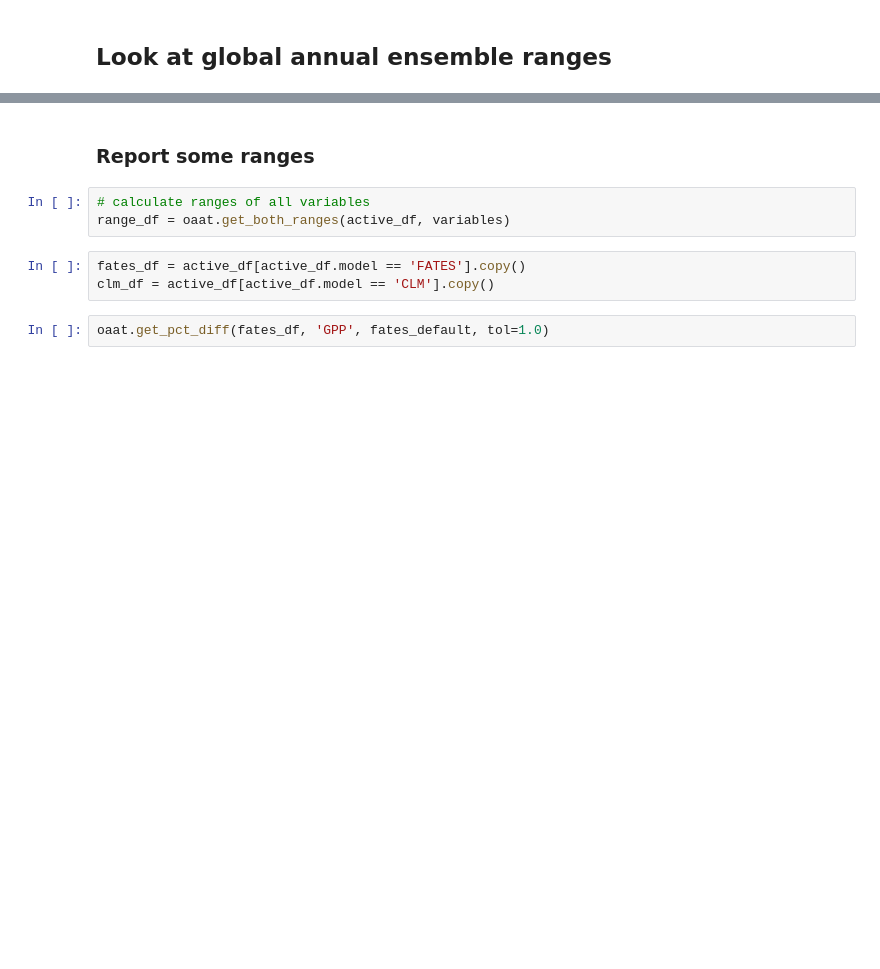
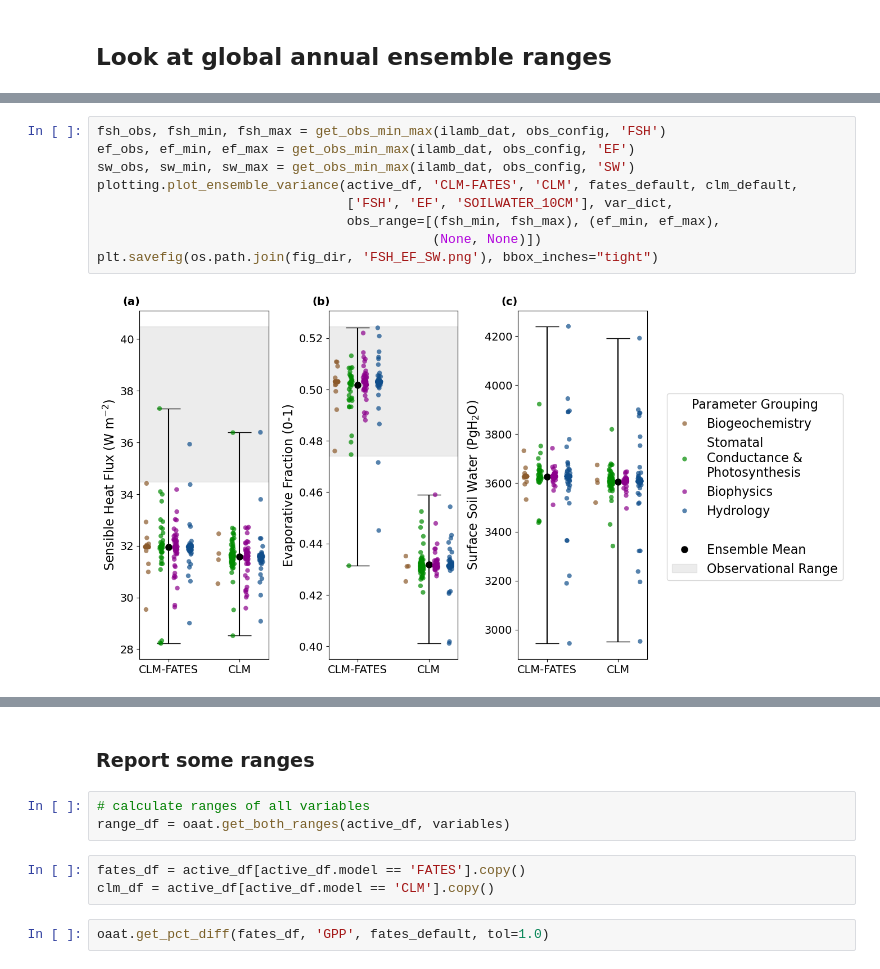
Before and after one commit to adrifoster/fates_calibration_library, a Jupyter notebook: notebooks/JAMES_2025_OAAT_Manuscript/OAAT_Mansucript.ipynb, the cells around one changed output, grey strips where cells are left out. Saved outputs shown, nothing was run; the diff lists cells and outputs as text; blank space fills up the shorter version.

```diff
--- a/notebooks/JAMES_2025_OAAT_Manuscript/OAAT_Mansucript.ipynb
+++ b/notebooks/JAMES_2025_OAAT_Manuscript/OAAT_Mansucript.ipynb
@@ -247,0 +336,11 @@ plt.savefig(os.path.join(fig_dir, 'OAAT_Parameters.png'))
+# %%
+fsh_obs, fsh_min, fsh_max = get_obs_min_max(ilamb_dat, obs_config, 'FSH')
+ef_obs, ef_min, ef_max = get_obs_min_max(ilamb_dat, obs_config, 'EF')
+sw_obs, sw_min, sw_max = get_obs_min_max(ilamb_dat, obs_config, 'SW')
+plotting.plot_ensemble_variance(active_df, 'CLM-FATES', 'CLM', fates_default, clm_default,
+                                ['FSH', 'EF', 'SOILWATER_10CM'], var_dict,
+                                obs_range=[(fsh_min, fsh_max), (ef_min, ef_max),
+                                           (None, None)])
+plt.savefig(os.path.join(fig_dir, 'FSH_EF_SW.png'), bbox_inches="tight")
+# %% [output]
+[figure, added]
```
Also changed, not shown: parts of 57 cells of this notebook, 18 other files.
